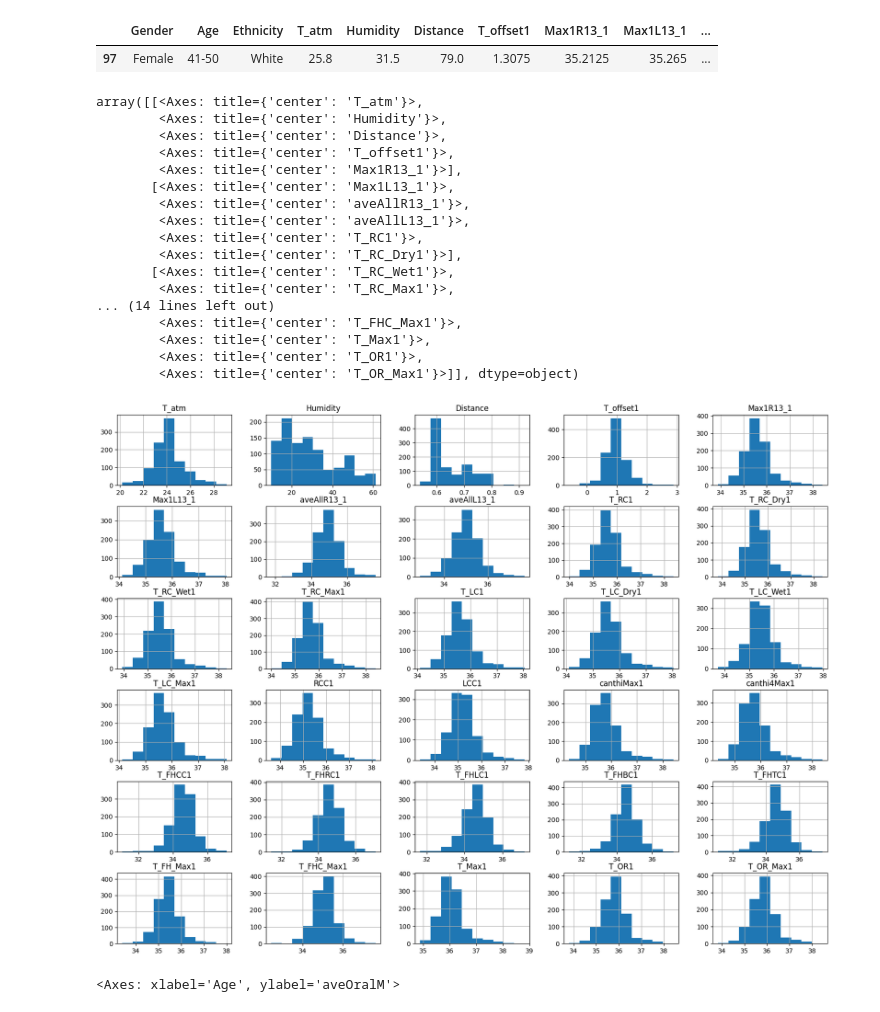
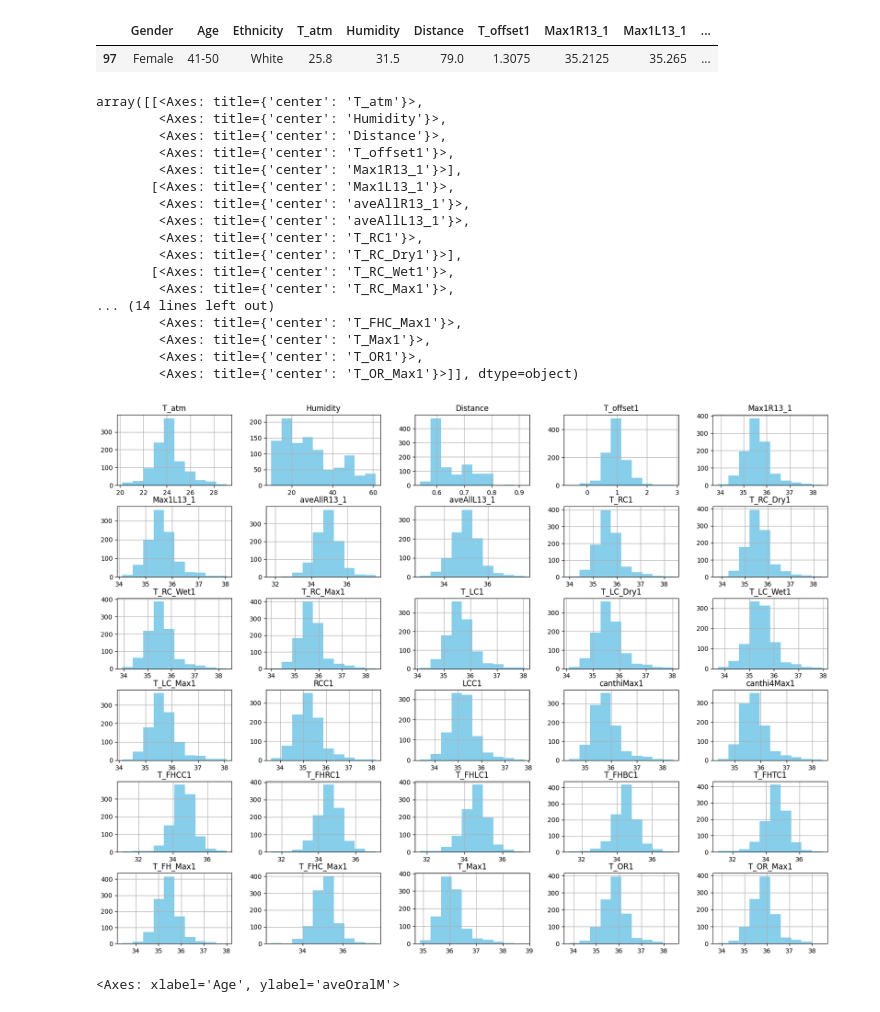
Before and after one commit to benbaz-2/comp551, a Jupyter notebook: assignment_1_regression_aziz.ipynb, the cells around one changed output. Drawn from its saved outputs; the diff is of its cells as text; code cells hidden in the pictures.

```diff
--- a/assignment_1_regression_aziz.ipynb
+++ b/assignment_1_regression_aziz.ipynb
@@ -230,26 +234,26 @@ X = X.drop(index=97)
 y = y.drop(index=97)
 # %%
 # Checking out X distributions
-X.hist(figsize=(20,15))
+X.hist(figsize=(20,15), color = "skyblue")
 # %% [output]
 array([[<Axes: title={'center': 'T_atm'}>,
         <Axes: title={'center': 'Humidity'}>,
         <Axes: title={'center': 'Distance'}>,
         <Axes: title={'center': 'T_offset1'}>,
         <Axes: title={'center': 'Max1R13_1'}>],
        [<Axes: title={'center': 'Max1L13_1'}>,
         <Axes: title={'center': 'aveAllR13_1'}>,
         <Axes: title={'center': 'aveAllL13_1'}>,
         <Axes: title={'center': 'T_RC1'}>,
         <Axes: title={'center': 'T_RC_Dry1'}>],
        [<Axes: title={'center': 'T_RC_Wet1'}>,
         <Axes: title={'center': 'T_RC_Max1'}>,
 ... (14 lines left out)
         <Axes: title={'center': 'T_FHC_Max1'}>,
         <Axes: title={'center': 'T_Max1'}>,
         <Axes: title={'center': 'T_OR1'}>,
         <Axes: title={'center': 'T_OR_Max1'}>]], dtype=object)
-[figure, old version]
+[figure, new version]
 # %%
 sns.boxplot(x=X['Age'], y=y, hue=X['Gender'])
 # %% [output]
```
Also changed, not shown: parts of 1 cell of this notebook.
